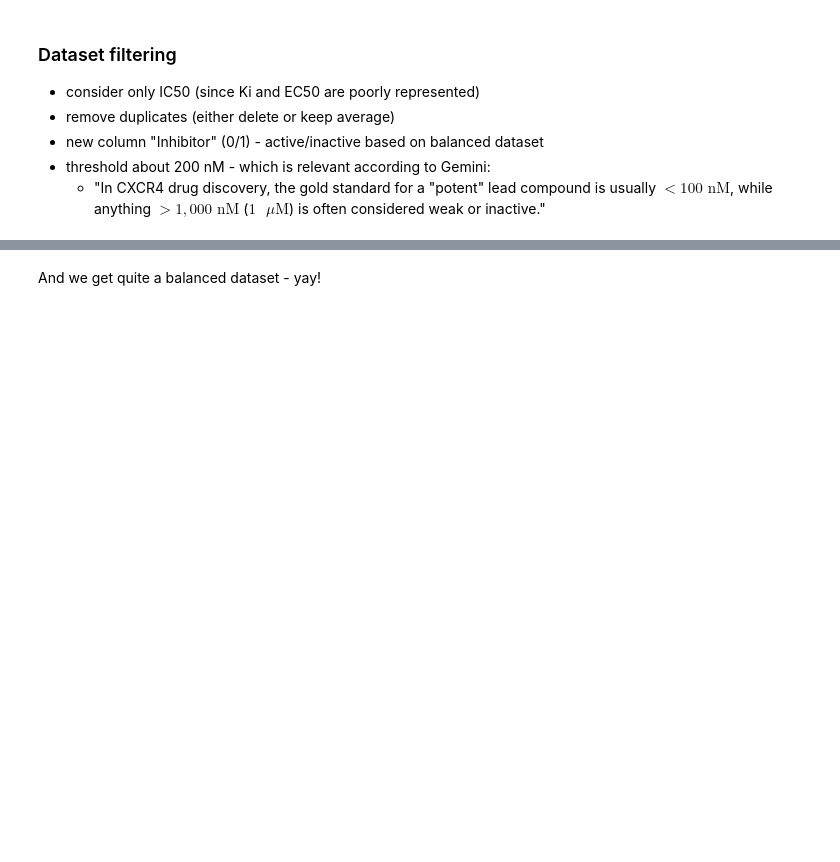
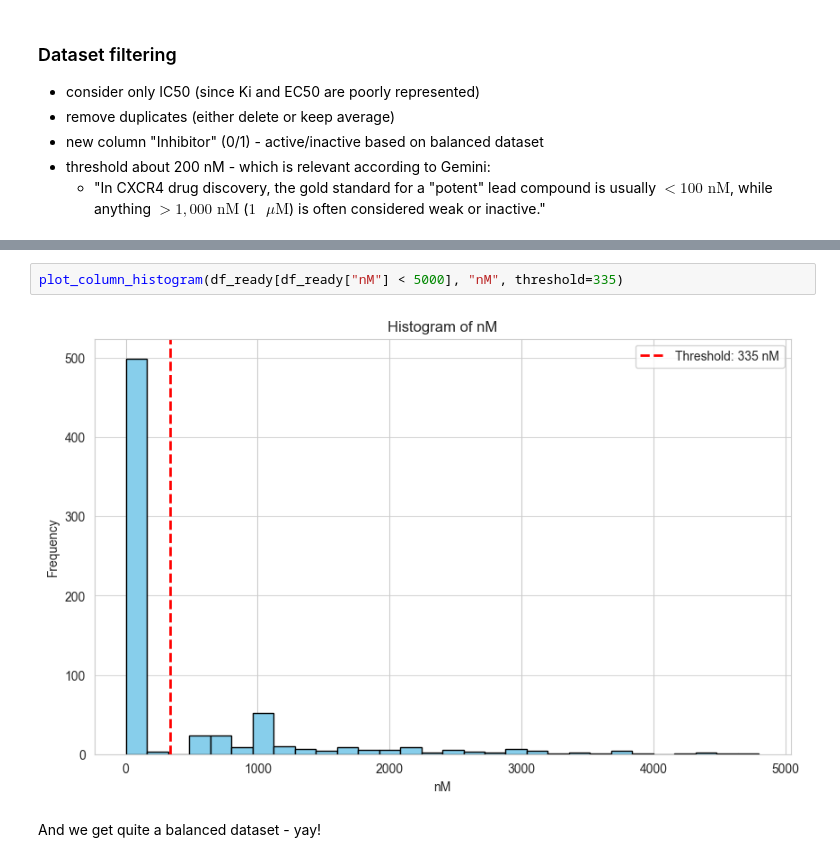
Before and after one commit to jirouset/cdd2026, a Jupyter notebook: dominule/project/project.ipynb, the cells around one changed output, grey strips where cells are left out. Saved outputs shown, nothing was run; the diff lists cells and outputs as text; blank space fills up the shorter version.

```diff
--- a/dominule/project/project.ipynb
+++ b/dominule/project/project.ipynb
@@ -93,3 +89,7 @@ Balanced Classes:  521 Actives / 521 Inactives
+# %%
+plot_column_histogram(df_ready[df_ready["nM"] < 5000], "nM", threshold=335)
+# %% [output]
+[figure, added]
 # %% [markdown]
 And we get quite a balanced dataset - yay!
 # %% [markdown]
```
Also changed, not shown: parts of 10 cells of this notebook, 3 other files.
